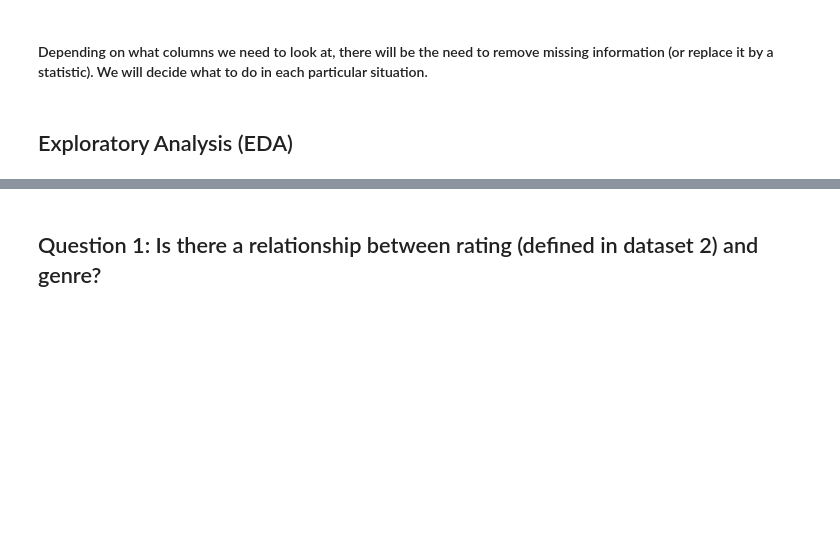
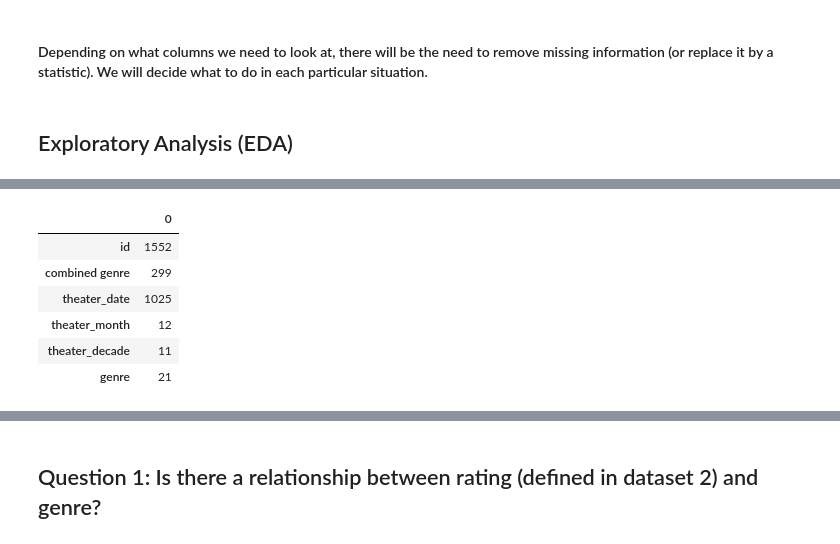
Before and after one commit to inesboxexa/project-films, a Jupyter notebook: rotten-datasets.ipynb, the cells around one changed output, grey strips where cells are left out. Saved outputs shown, nothing was run; the diff lists cells and outputs as text; code cells hidden in the pictures; blank space fills up the shorter version.

```diff
--- a/rotten-datasets.ipynb
+++ b/rotten-datasets.ipynb
@@ -246,0 +284,10 @@ array([0.6 ,  nan, 0.4 , 0.5 , 0.75, 0.8 , 1.  , 0.25, 0.62, 0.3 , 0.7 ,
+# %%
+pd.DataFrame(q1_rotten_1_df.nunique())
+# %% [output]
+|  | 0 |
+| id | 1552 |
+| combined genre | 299 |
+| theater_date | 1025 |
+| theater_month | 12 |
+| theater_decade | 11 |
+| genre | 21 |
```
Also changed, not shown: parts of 8 cells of this notebook.
